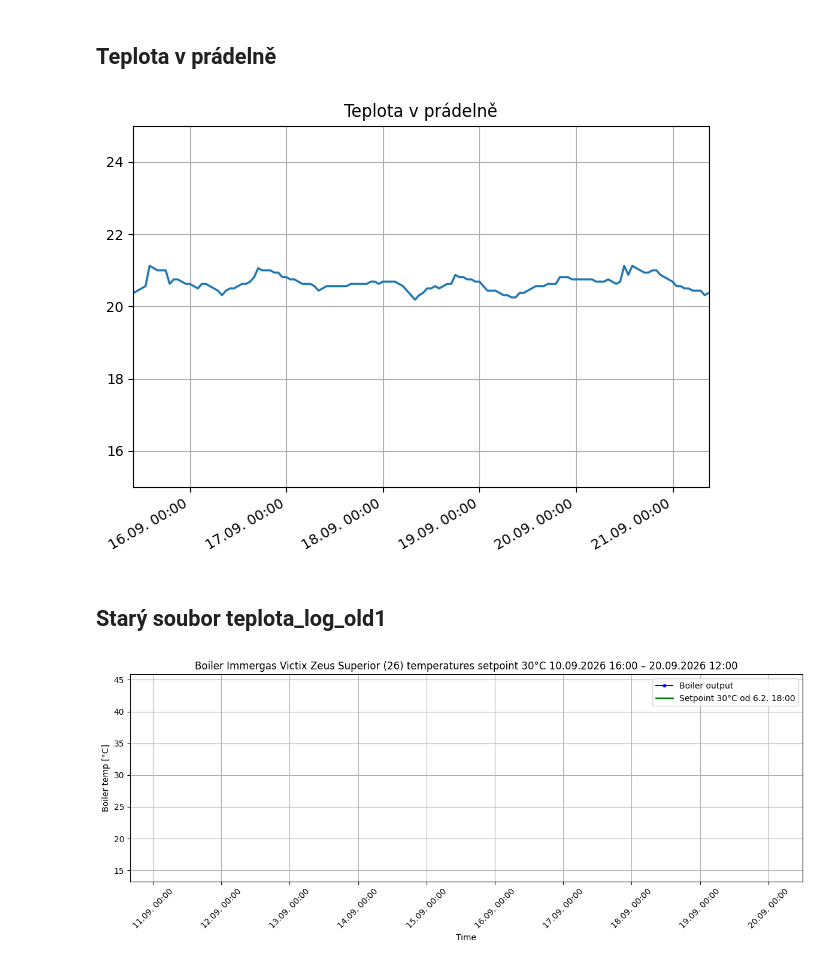
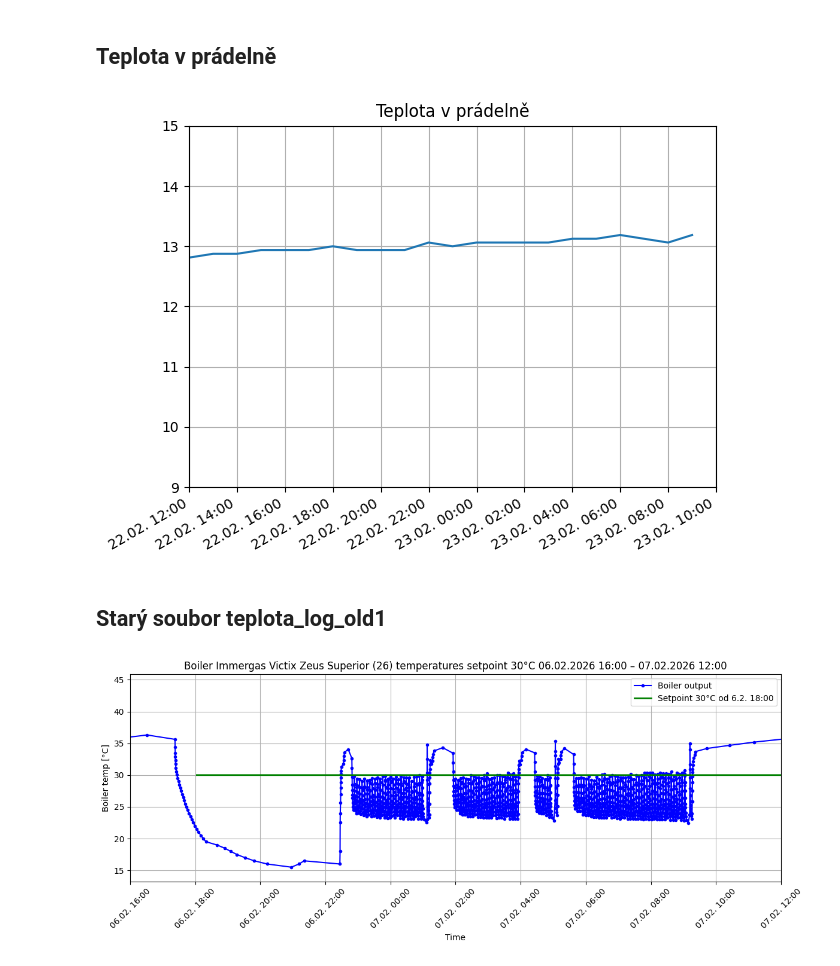
Before and after one commit to MarekCoderslab/Teploty_kotle, a Jupyter notebook: Teplota_kotle.ipynb, the cells around one changed output. Cells and saved outputs as stored; diff of their text form; code cells hidden in the pictures.

```diff
--- a/Teplota_kotle.ipynb
+++ b/Teplota_kotle.ipynb
@@ -604,7 +575,7 @@ import matplotlib.pyplot as plt
 import matplotlib.dates as mdates
 # import mplcursors
 
-df_pradelna = pd.read_csv("/Users/Marek/Documents/raspberry/netatmo/teplota_pradelna.csv", header=None, names=["cas", "tepl"])
+df_pradelna = pd.read_csv("teplota_pradelna.csv", header=None, names=["cas", "tepl"])
 # df_pradelna["cas"] = pd.to_datetime(df_pradelna["cas"], errors="coerce")
 df_pradelna["cas"] = pd.to_datetime(df_pradelna["cas"], format="%Y-%m-%d %H:%M:%S", errors="coerce")
 df_pradelna["tepl"] = pd.to_numeric(df_pradelna["tepl"], errors="coerce")
@@ -612,7 +583,7 @@ df_pradelna = df_pradelna.dropna().sort_values("cas").drop_duplicates("cas")
 
 fig, ax = plt.subplots()
 
-ax.set_ylim(15, 25)
+ax.set_ylim(9, 15)
 ax.set_title("Teplota v prádelně")
 
 ax.plot(df_pradelna["cas"], df_pradelna["tepl"], linestyle="-", marker=None)
@@ -628,7 +599,7 @@ plt.tight_layout()
 # mplcursors.cursor(hover=True)
 plt.show()
 # %% [output]
-[figure, old version]
+[figure, new version]
 # %% [markdown]
 ## Starý soubor teplota_log_old1
 # %%
@@ -645,40 +616,40 @@ df_old["Value"] = pd.to_numeric(df_old["Value"], errors="coerce")
 df_old = df_old.dropna().sort_values("Time").drop_duplicates("Time")
 
 # --- RUČNÍ NASTAVENÍ ČASOVÉHO OKNA ---
-start_time = pd.Timestamp("2026-09-10 16:00:00")
-end_time   = pd.Timestamp("2026-09-20 12:00")
+start_time = pd.Timestamp("2026-02-06 16:00:00")
+end_time   = pd.Timestamp("2026-02-07 12:00")
 
 plt.figure(figsize=(12,5))
 ax = plt.gca()
 
 # Kotel
 ax.plot(df_old["Time"], df_old["Value"], marker=".", color="blue", label="Boiler output")
 
 # --- Zelená křivka začínající až 6.2. v 18:00
-start_const = pd.Timestamp("2026-09-10 18:00:00")
+start_const = pd.Timestamp("2026-02-06 18:00:00")
 mask = df_old["Time"] >= start_const
 ax.plot(df_old.loc[mask, "Time"], [30] * mask.sum(), color="green", linewidth=2, label="Setpoint 30°C od 6.2. 18:00")
 
 # Netatmo – původní křivka
 # ax.plot(df_netatmo["time_local"], df_netatmo["Boiler_water"], color="red", label="Ekviterm temp")
 
 # Netatmo – nová křivka (Boiler_water_2)
 # ax.plot(df_netatmo["time_local"], df_netatmo["Boiler_water_2"], color="green", label="Ekviterm temp 2")
 
 # --- APLIKACE ČASOVÉHO OKNA NA GRAF ---
 ax.set_xlim(start_time, end_time)
 
 # Formát osy X
 ax.xaxis.set_major_formatter(mdates.DateFormatter('%d.%m. %H:%M'))
 plt.xticks(rotation=45)
 
 plt.title(f"Boiler Immergas Victix Zeus Superior (26) temperatures setpoint 30°C {start_time:%d.%m.%Y %H:%M} – {end_time:%d.%m.%Y %H:%M}")
 
 ax.set_xlabel("Time")
 ax.set_ylabel("Boiler temp [°C]")
 plt.grid(True)
 plt.legend()
 plt.tight_layout()
 plt.show()
 # %% [output]
-[figure, old version]
+[figure, new version]
```
Also changed, not shown: parts of 13 cells of this notebook, 2 other files.
